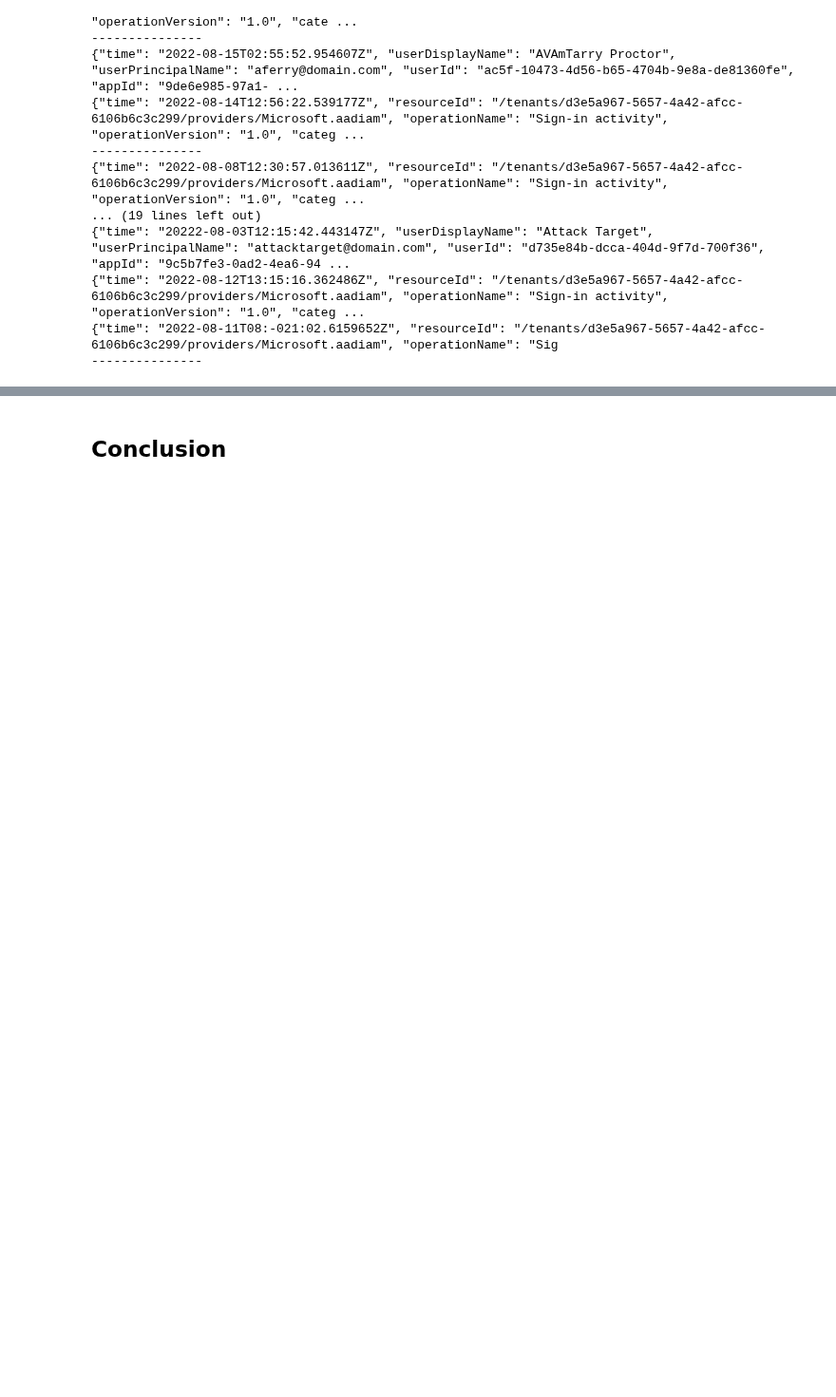
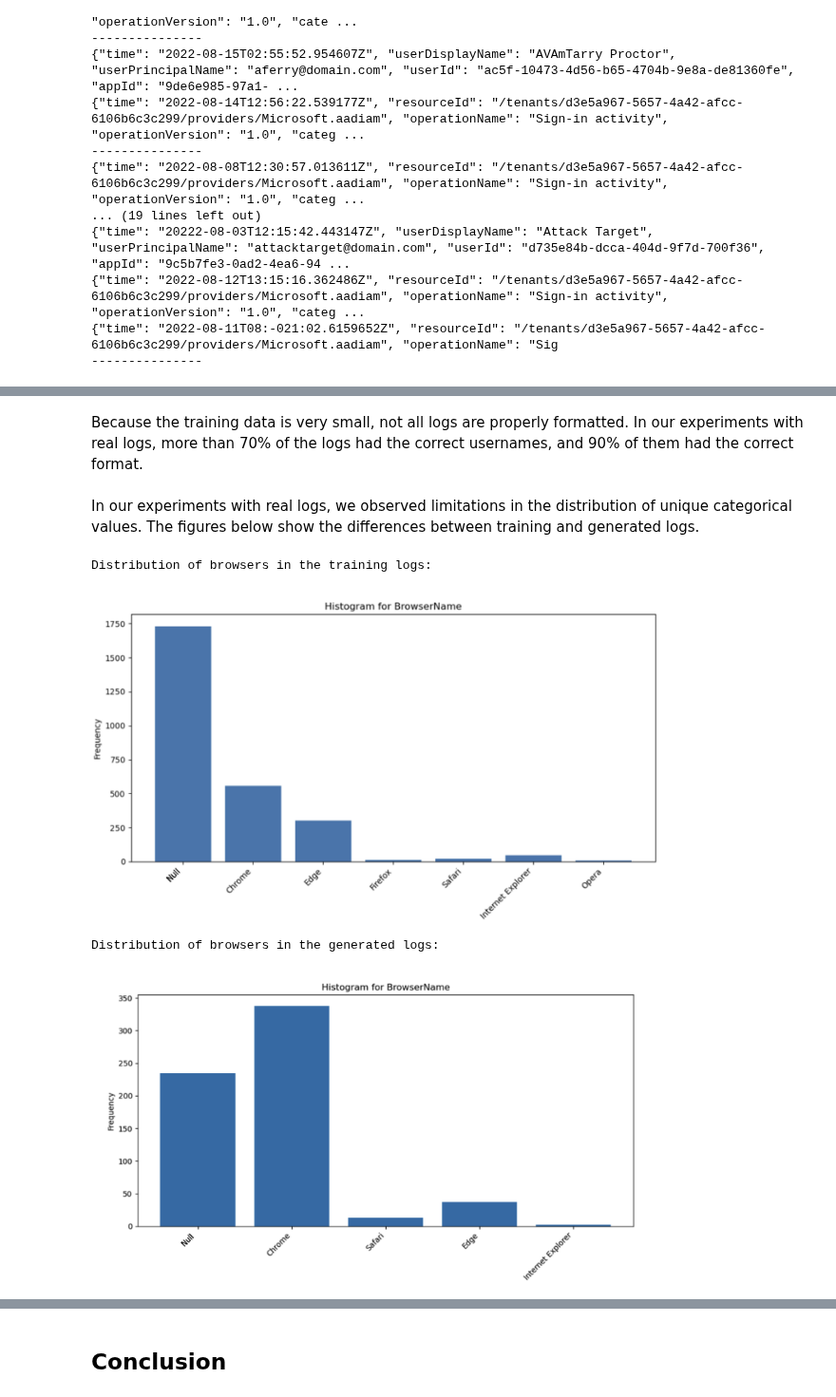
Before and after one commit to nv-morpheus/morpheus-experimental, a Jupyter notebook: cyber-foundation/training-inference/cyber-foundation.ipynb, the cells around one changed output, grey strips where cells are left out. Shown at 95% size. Drawn from its saved outputs; the diff is of its cells as text; code cells hidden in the pictures; blank space fills up the shorter version.

```diff
--- a/cyber-foundation/training-inference/cyber-foundation.ipynb
+++ b/cyber-foundation/training-inference/cyber-foundation.ipynb
@@ -122,0 +248,16 @@ Because our demo dataset is small, the diversity of the generated logs may be lo
+# %% [markdown]
+Because the training data is very small, not all logs are properly formatted. In our experiments with real logs, more than 70% of the logs had the correct usernames, and 90% of them had the correct format.
+# %% [markdown]
+In our experiments with real logs, we observed limitations in the distribution of unique categorical values. The figures below show the differences between training and generated logs.
+# %%
+from IPython.display import Image, display
+
+print("Distribution of browsers in the training logs:")
+display(Image(filename='./Browser_training.png', width=600))
+print("Distribution of browsers in the generated logs:")
+display(Image(filename='./Browser_generated.png', width=600))
+# %% [output]
+Distribution of browsers in the training logs:
+[figure, added]
+Distribution of browsers in the generated logs:
+[figure, added]
```
Also changed, not shown: parts of 28 cells of this notebook, 13 other files.
